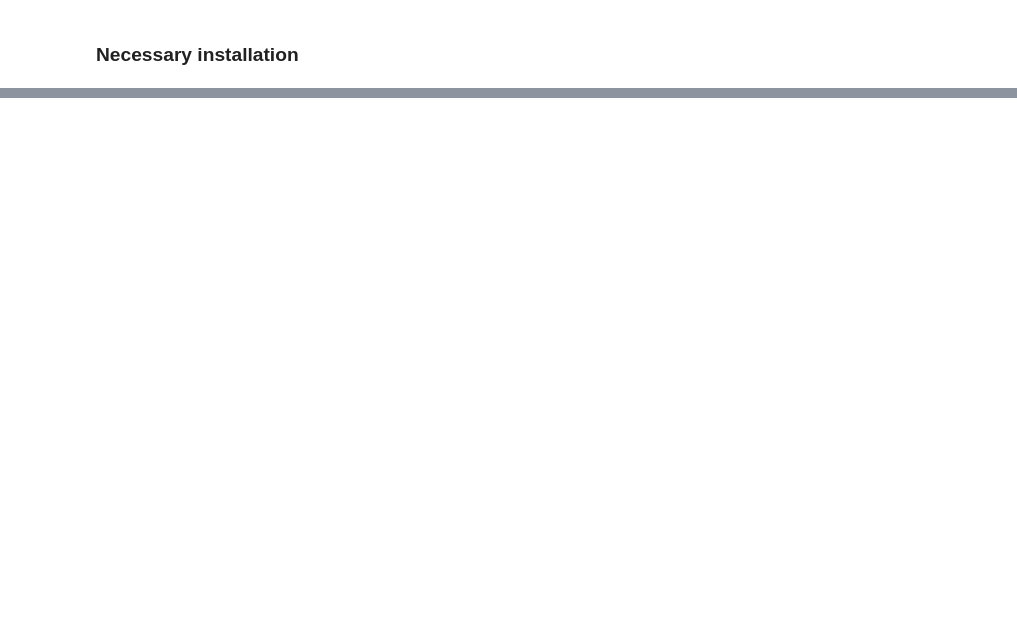
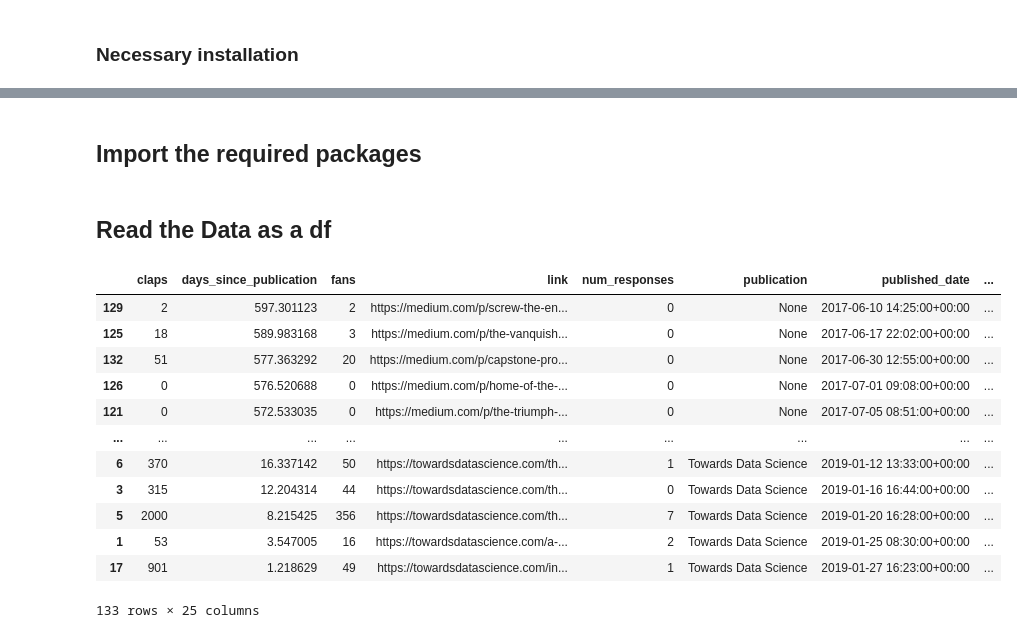
Before and after one commit to NelsonMungai/ALX_DS_Projects, a Jupyter notebook: Visualization/Interactive Visualisations.ipynb, the cells around one changed output, grey strips where cells are left out. Cells and saved outputs as stored; diff of their text form; code cells hidden in the pictures; blank space fills up the shorter version.

```diff
--- a/Visualization/Interactive Visualisations.ipynb
+++ b/Visualization/Interactive Visualisations.ipynb
@@ -26,0 +81,53 @@ Collecting prompt-toolkit<3.1.0,>=3.0.41
+# %% [markdown]
+## Import the required packages
+# %%
+import pandas as pd
+import numpy as np
+import scipy
+
+# instantiate the Plotly charting Library
+import chart_studio.plotly as py
+
+import plotly.graph_objs as go
+import plotly.express as px
+# we use the plotly.offline as this allows us to create interactive
+# Visualizations without the use internet connection.
+# making our notebook more distributable to others
+from plotly.offline import iplot,init_notebook_mode
+init_notebook_mode(connected=True)
+
+# The cufflinks library allows us to directly bind
+# pandas DataFrames to Plotly charts
+import cufflinks as cf
+# we use cf.go_offline for offline access
+cf.go_offline(connected=True)
+cf.set_config_file(colorscale='plotly',world_readable=True)
+
+# Extra options. We use these to make our interactive
+# Visualisations more aesthetically appealing
+from IPython.core.display import HTML
+pd.options.display.max_rows=30
+pd.options.display.max_columns=25
+
+# show all code cells outputs
+from IPython.core.interactiveshell import InteractiveShell
+InteractiveShell.ast_node_interactivity='all'
+# %% [markdown]
+## Read the Data as a df
+# %%
+df = pd.read_parquet('https://github.com/WillKoehrsen/Data-Analysis/blob/master/medium/data/medium_data_2019_01_26?raw=true')
+df
+# %% [output]
+|  | claps | days_since_publication | fans | link | num_responses | publication | published_date | ... |
+| 129 | 2 | 597.301123 | 2 | https://medium.com/p/screw-the-en... | 0 | None | 2017-06-10 14:25:00+00:00 | ... |
+| 125 | 18 | 589.983168 | 3 | https://medium.com/p/the-vanquish... | 0 | None | 2017-06-17 22:02:00+00:00 | ... |
+| 132 | 51 | 577.363292 | 20 | https://medium.com/p/capstone-pro... | 0 | None | 2017-06-30 12:55:00+00:00 | ... |
+| 126 | 0 | 576.520688 | 0 | https://medium.com/p/home-of-the-... | 0 | None | 2017-07-01 09:08:00+00:00 | ... |
+| 121 | 0 | 572.533035 | 0 | https://medium.com/p/the-triumph-... | 0 | None | 2017-07-05 08:51:00+00:00 | ... |
+| ... | ... | ... | ... | ... | ... | ... | ... | ... |
+| 6 | 370 | 16.337142 | 50 | https://towardsdatascience.com/th... | 1 | Towards Data Science | 2019-01-12 13:33:00+00:00 | ... |
+| 3 | 315 | 12.204314 | 44 | https://towardsdatascience.com/th... | 0 | Towards Data Science | 2019-01-16 16:44:00+00:00 | ... |
+| 5 | 2000 | 8.215425 | 356 | https://towardsdatascience.com/th... | 7 | Towards Data Science | 2019-01-20 16:28:00+00:00 | ... |
+| 1 | 53 | 3.547005 | 16 | https://towardsdatascience.com/a-... | 2 | Towards Data Science | 2019-01-25 08:30:00+00:00 | ... |
+| 17 | 901 | 1.218629 | 49 | https://towardsdatascience.com/in... | 1 | Towards Data Science | 2019-01-27 16:23:00+00:00 | ... |
+133 rows × 25 columns
```
Also changed, not shown: parts of 15 cells of this notebook.
